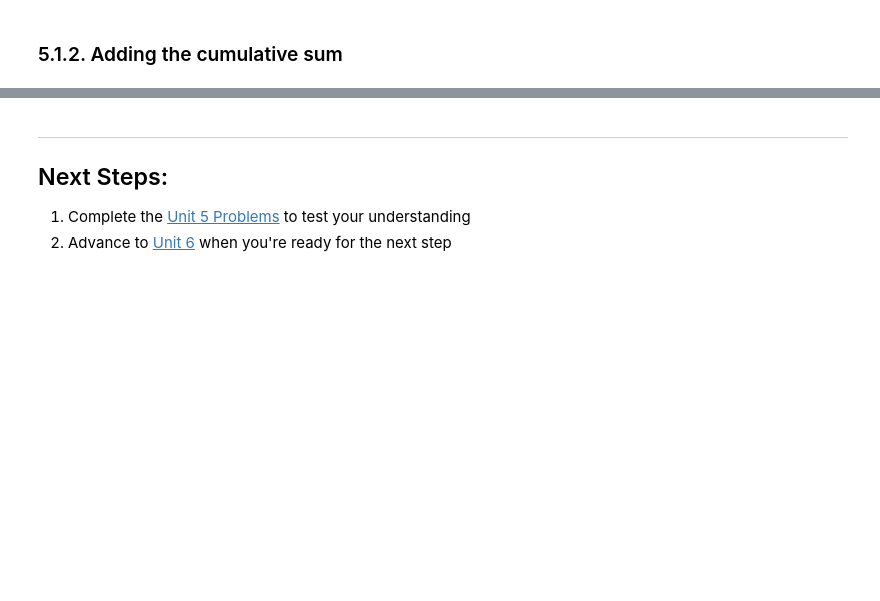
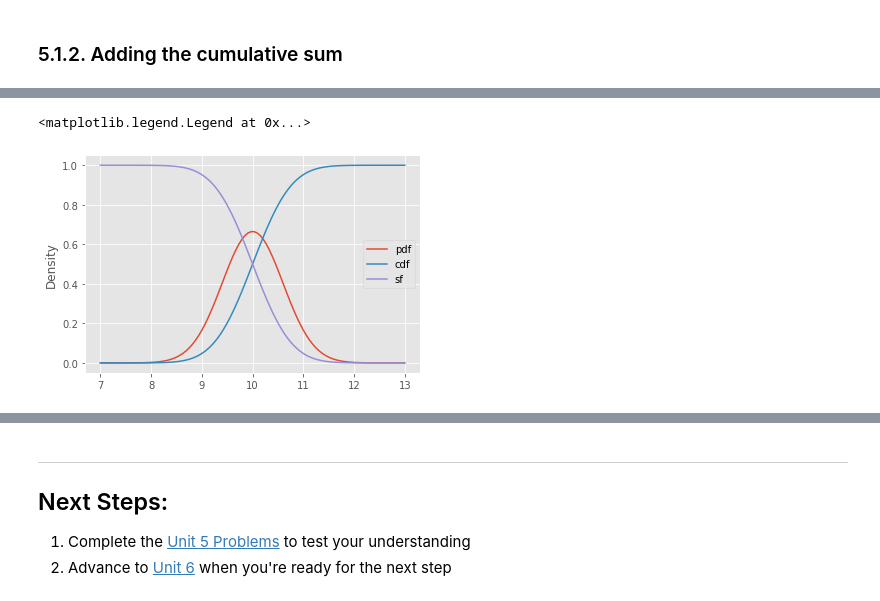
Before and after one commit to curtis-b/python-engineering-analytics, a Jupyter notebook: units/05-statistics/unit05-lesson.ipynb, the cells around one changed output, grey strips where cells are left out. Saved outputs shown, nothing was run; the diff lists cells and outputs as text; code cells hidden in the pictures; blank space fills up the shorter version.

```diff
--- a/units/05-statistics/unit05-lesson.ipynb
+++ b/units/05-statistics/unit05-lesson.ipynb
@@ -129,0 +235,18 @@ np.random.random()
+# %%
+norm_dist = stats.norm(loc=10, scale=0.6)
+
+x = np.linspace(7, 13, 100)
+norm_pdf = norm_dist.pdf(x)
+norm_cdf = norm_dist.cdf(x)
+norm_sf = norm_dist.sf(x)
+
+fig, ax = plt.subplots()
+ax.plot(x, norm_pdf, label='pdf')
+ax.plot(x, norm_cdf, label='cdf')
+ax.plot(x, norm_sf, label='sf')
+
+ax.set_ylabel('Density')
+ax.legend()
+# %% [output]
+<matplotlib.legend.Legend at 0x...>
+[figure, added]
```
Also changed, not shown: parts of 26 cells of this notebook, 2 other files.
